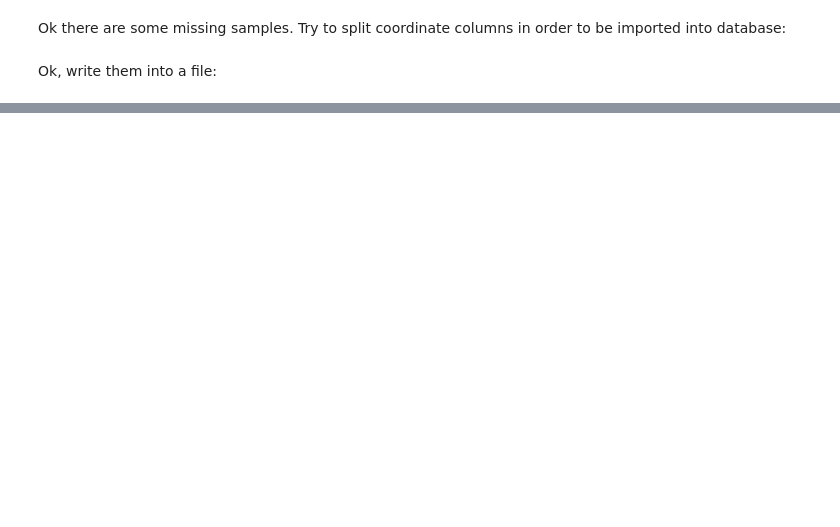
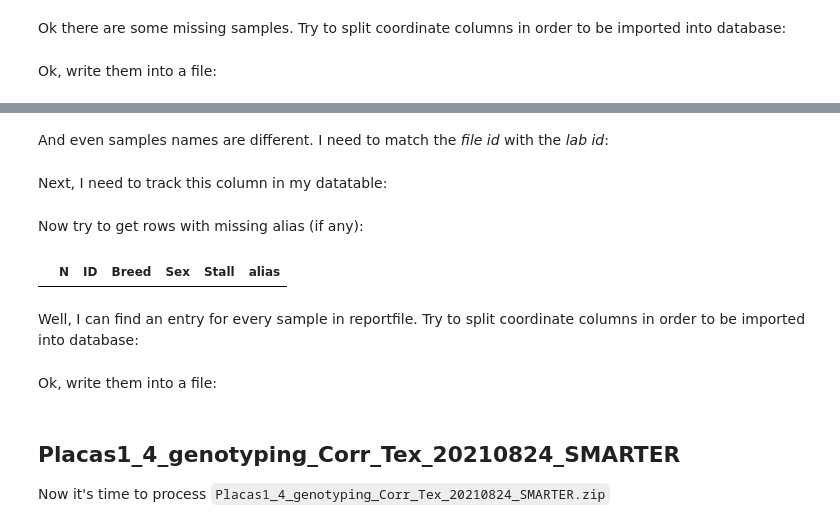
Before and after one commit to cnr-ibba/SMARTER-database, a Jupyter notebook: notebooks/exploratory/0.21.0-bunop-uruguay_second_upload.ipynb, the cells around one changed output, grey strips where cells are left out. Saved outputs shown, nothing was run; the diff lists cells and outputs as text; code cells hidden in the pictures; blank space fills up the shorter version.

```diff
--- a/notebooks/exploratory/0.21.0-bunop-uruguay_second_upload.ipynb
+++ b/notebooks/exploratory/0.21.0-bunop-uruguay_second_upload.ipynb
@@ -149,0 +197,5 @@ inia_20210409_metadata.to_excel("20210409_Genexa_fix.xlsx", index=False)
+# %%
+metadata_path = metadata_dataset.working_dir / "20211110_Genexa.xlsx"
+with open(metadata_path, "rb") as handle:
+    inia_20211110_metadata = pd.read_excel(handle)
+inia_20211110_metadata.info()
@@ -149,0 +217,23 @@ inia_20210409_metadata.to_excel("20210409_Genexa_fix.xlsx", index=False)
+# %%
+ids = [str(id_) for id_ in inia_20211110_metadata["ID"].tolist()]
+# %% [markdown]
+And even samples names are different. I need to match the *file id* with the *lab id*:
+# %%
+name2id = collections.defaultdict(lambda: None)
+
+for id_ in ids:
+    for col in samples:
+        if id_ in col:
+            name2id[id_] = col
+# %% [markdown]
+Next, I need to track this column in my datatable:
+# %%
+inia_20211110_metadata["alias"] = inia_20211110_metadata["ID"].apply(lambda id_: name2id[str(id_)])
+# %% [markdown]
+Now try to get rows with missing alias (if any):
+# %%
+inia_20211110_metadata[inia_20211110_metadata["alias"].isnull()].drop(["GPS_2", "GPS_Coordinates"], axis=1)
+# %% [output]
+|  | N | ID | Breed | Sex | Stall | alias |
+# %% [markdown]
+Well, I can find an entry for every sample in reportfile. Try to split coordinate columns in order to be imported into database:
@@ -149,0 +243,2 @@ inia_20210409_metadata.to_excel("20210409_Genexa_fix.xlsx", index=False)
+# %% [markdown]
+Ok, write them into a file:
@@ -149,0 +247,4 @@ inia_20210409_metadata.to_excel("20210409_Genexa_fix.xlsx", index=False)
+# %% [markdown]
+<a id='20210824'></a>
+## Placas1_4_genotyping_Corr_Tex_20210824_SMARTER
+Now it's time to process `Placas1_4_genotyping_Corr_Tex_20210824_SMARTER.zip`
```
Also changed, not shown: parts of 63 cells of this notebook.
